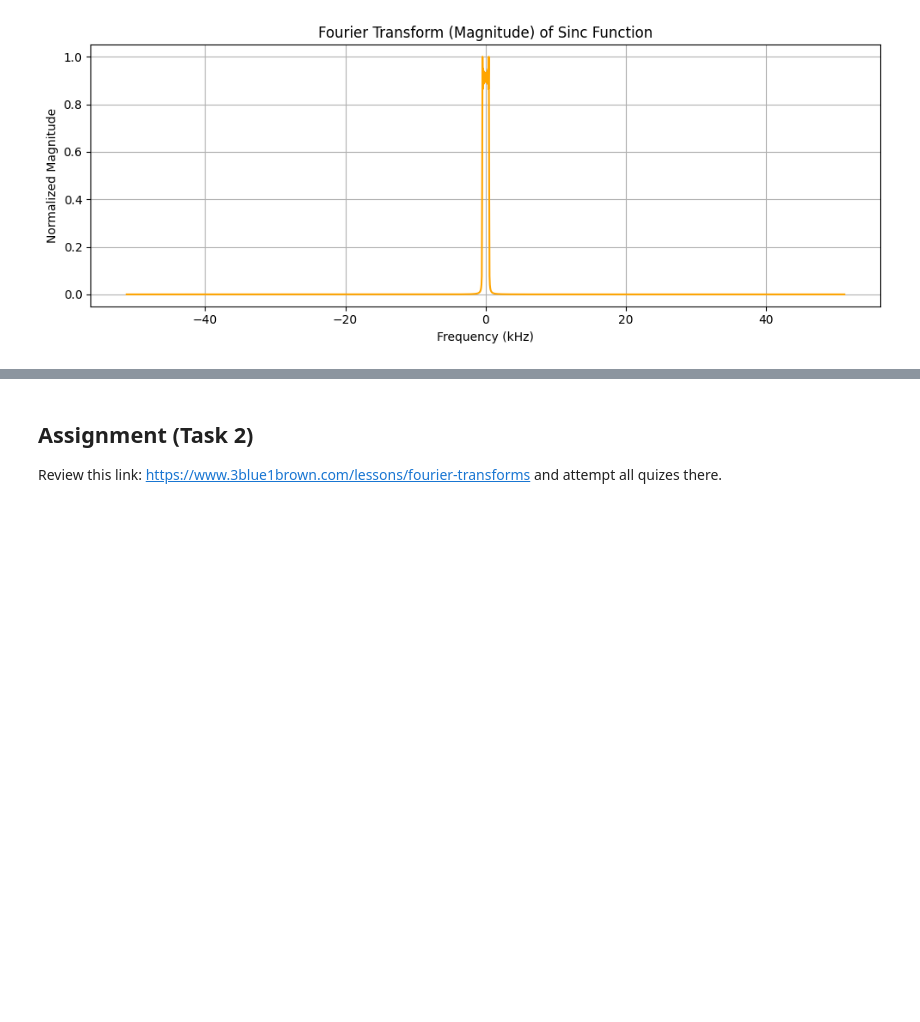
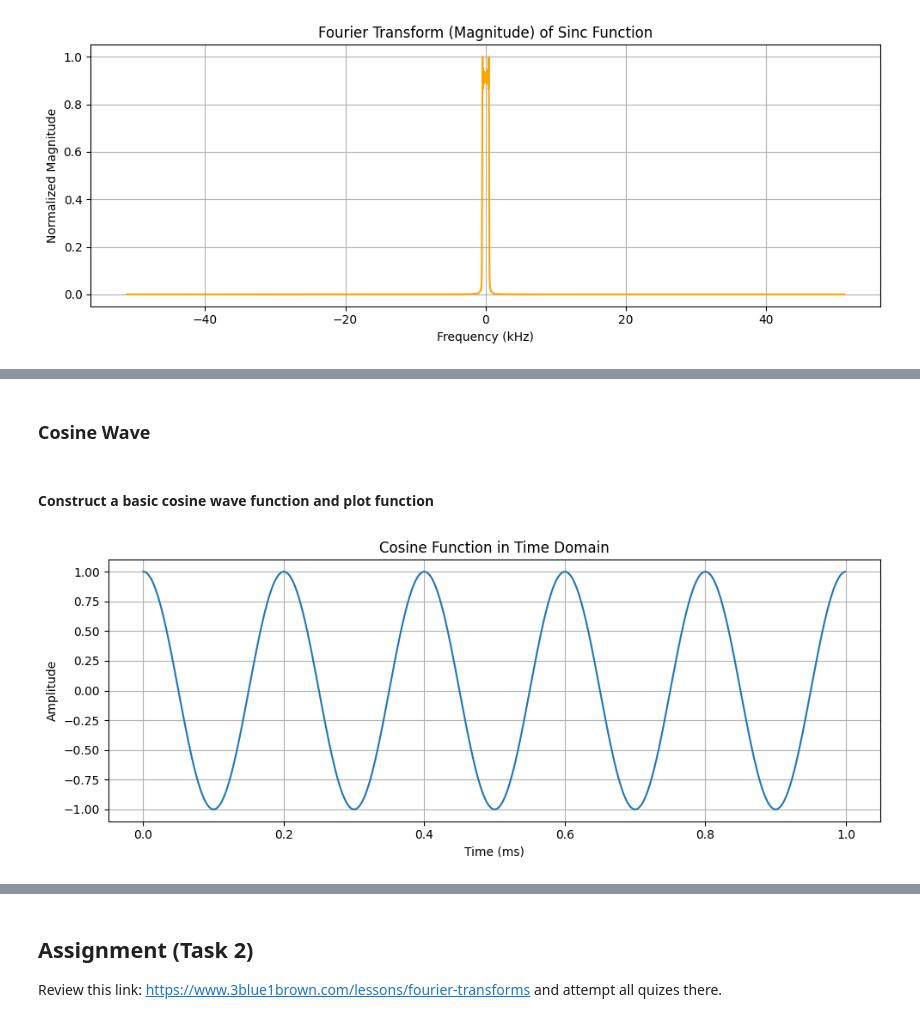
Before and after one commit to Hotchapu13/MRI_Uganda_lab_notebooks, a Jupyter notebook: Lab_1.ipynb, the cells around one changed output, grey strips where cells are left out. Saved outputs shown, nothing was run; the diff lists cells and outputs as text; code cells hidden in the pictures; blank space fills up the shorter version.

```diff
--- a/Lab_1.ipynb
+++ b/Lab_1.ipynb
@@ -208,3 +212,33 @@ Generate waveforms represented below as s(t) and compute their respective fourie
 <p align="center">
   <img src="https://mriquestions.com/uploads/3/4/5/7/34572113/9600204.gif?508" alt="Fourier Transform">
 </p>
+# %% [markdown]
+### Cosine Wave
+# %% [markdown]
+#### Construct a basic cosine wave function and plot function
+# %%
+def generate_cos(cos_frequency, cos_time):
+  return np.cos(2 * np.pi * cos_frequency * cos_time)
+# %%
+def plot_cos(cos_time, cos_signal):
+  plt.figure(figsize=(10,4))
+  plt.plot(cos_time,cos_signal,label='cos(t)')
+  plt.title('Cosine Function in Time Domain')
+  plt.xlabel('Time (ms)')
+  plt.ylabel('Amplitude')
+  plt.grid(True)
+  plt.tight_layout()
+  plt.show()
+# %%
+# Generate time vector
+sampling_rate = 1000
+cos_duration = 1
+cos_time = np.linspace(0, duration, sampling_rate, endpoint=False)
+
+# Create Cosine wave signal
+cos_frequency = 5 # Hz
+
+cos_signal = generate_cos(cos_frequency,cos_time)
+plot_cos(cos_time, cos_signal)
+# %% [output]
+[figure, added]
```
Also changed, not shown: parts of 21 cells of this notebook.
